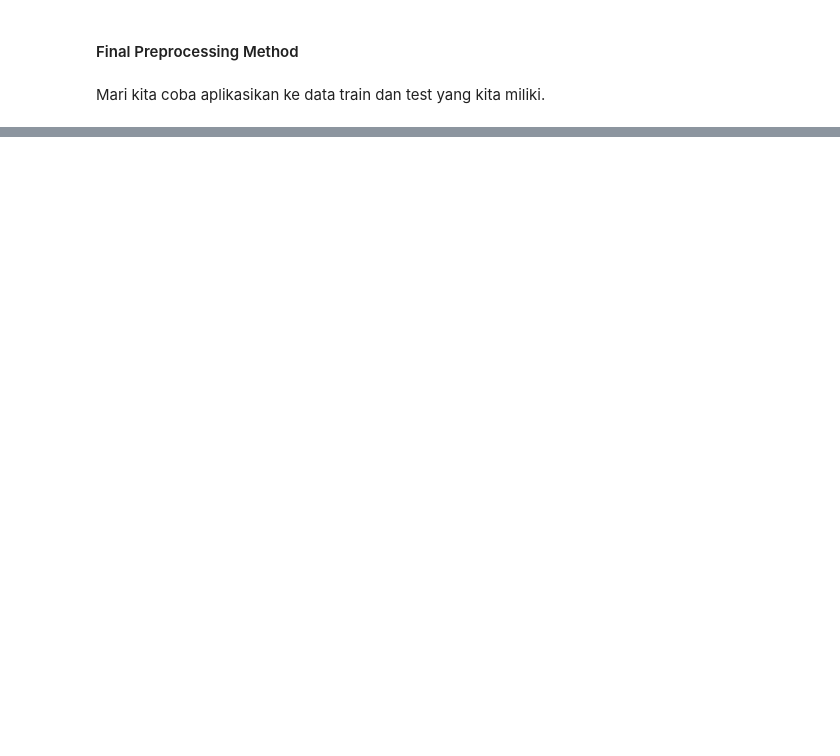
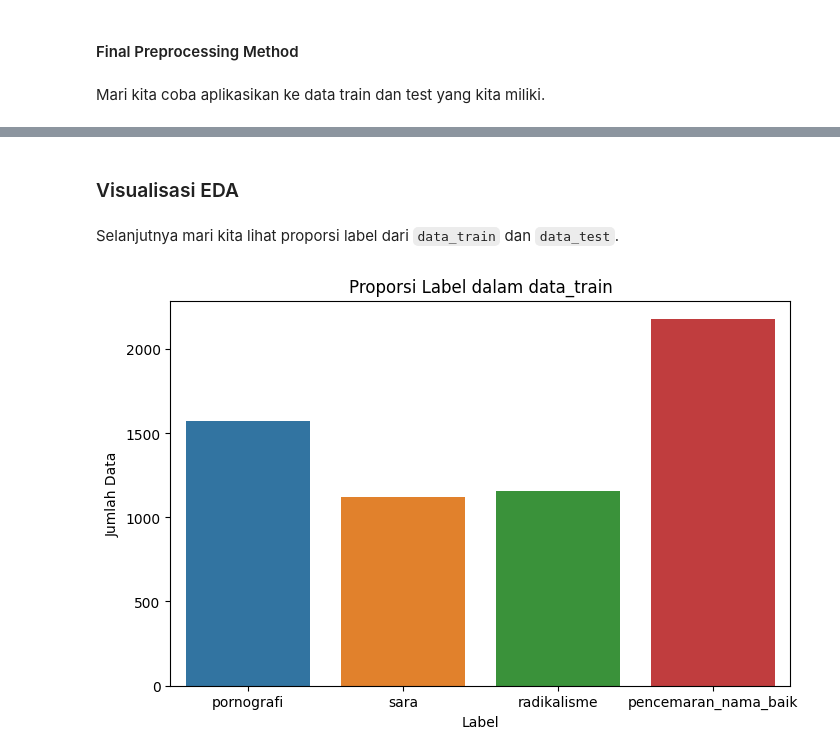
Before and after one commit to syahvan/indo-toxic-comment-classification, a Jupyter notebook: notebook/Toxic_Comment_Classification.ipynb, the cells around one changed output, grey strips where cells are left out. Drawn from its saved outputs; the diff is of its cells as text; code cells hidden in the pictures; blank space fills up the shorter version.

```diff
--- a/notebook/Toxic_Comment_Classification.ipynb
+++ b/notebook/Toxic_Comment_Classification.ipynb
@@ -320,0 +365,20 @@ data_test.head()
+# %%
+data_train = data_train.drop('original_text', axis=1)
+data_test = data_test.drop('original_text', axis=1)
+# %% [markdown]
+### Visualisasi EDA
+# %% [markdown]
+Selanjutnya mari kita lihat proporsi label dari `data_train` dan `data_test`.
+# %%
+# Menghitung jumlah masing-masing label
+label_counts = data_train.iloc[:, 1:5].sum()
+
+# Membuat barplot
+plt.figure(figsize=(8, 5))
+sns.barplot(x=label_counts.index, y=label_counts.values)
+plt.xlabel('Label')
+plt.ylabel('Jumlah Data')
+plt.title('Proporsi Label dalam data_train')
+plt.show()
+# %% [output]
+[figure, added]
```
Also changed, not shown: parts of 24 cells of this notebook, 3 other files.
